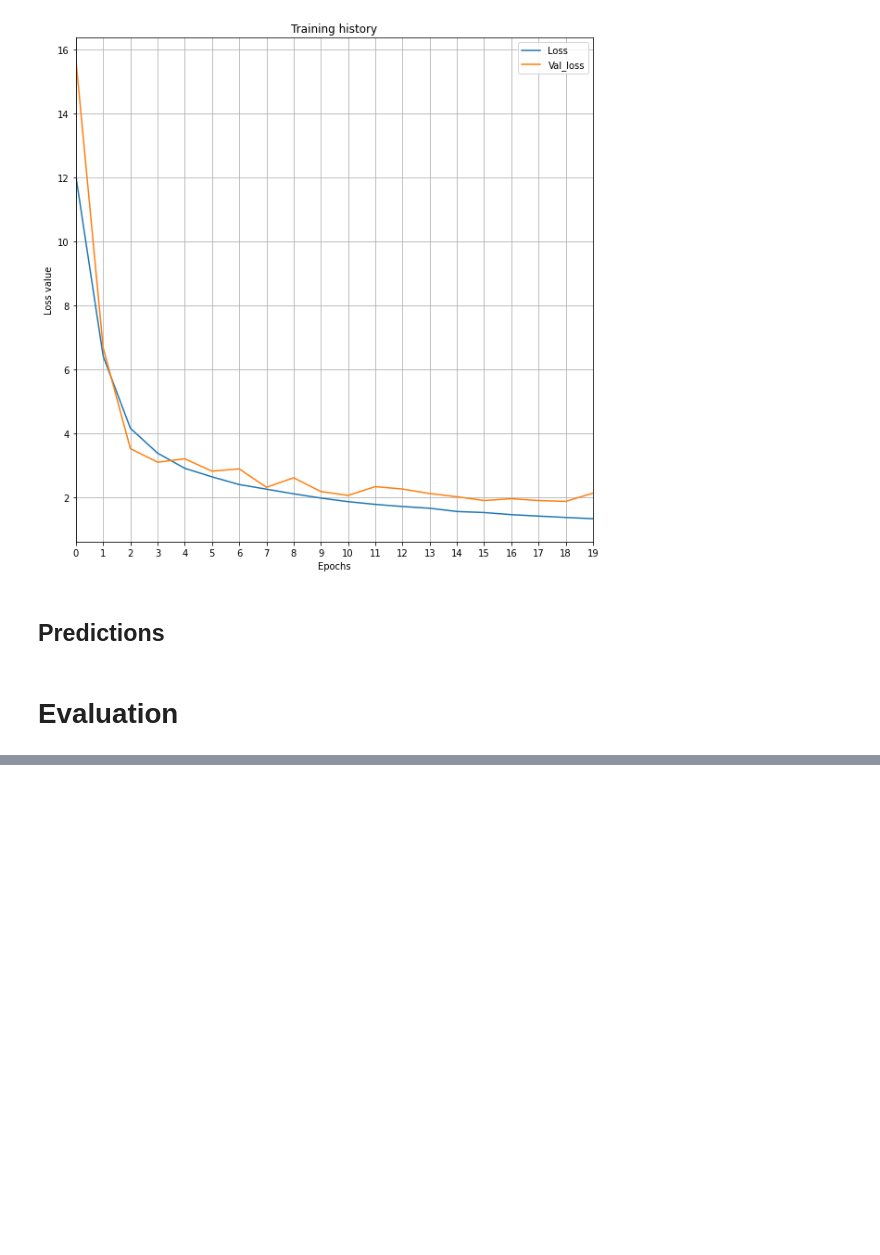
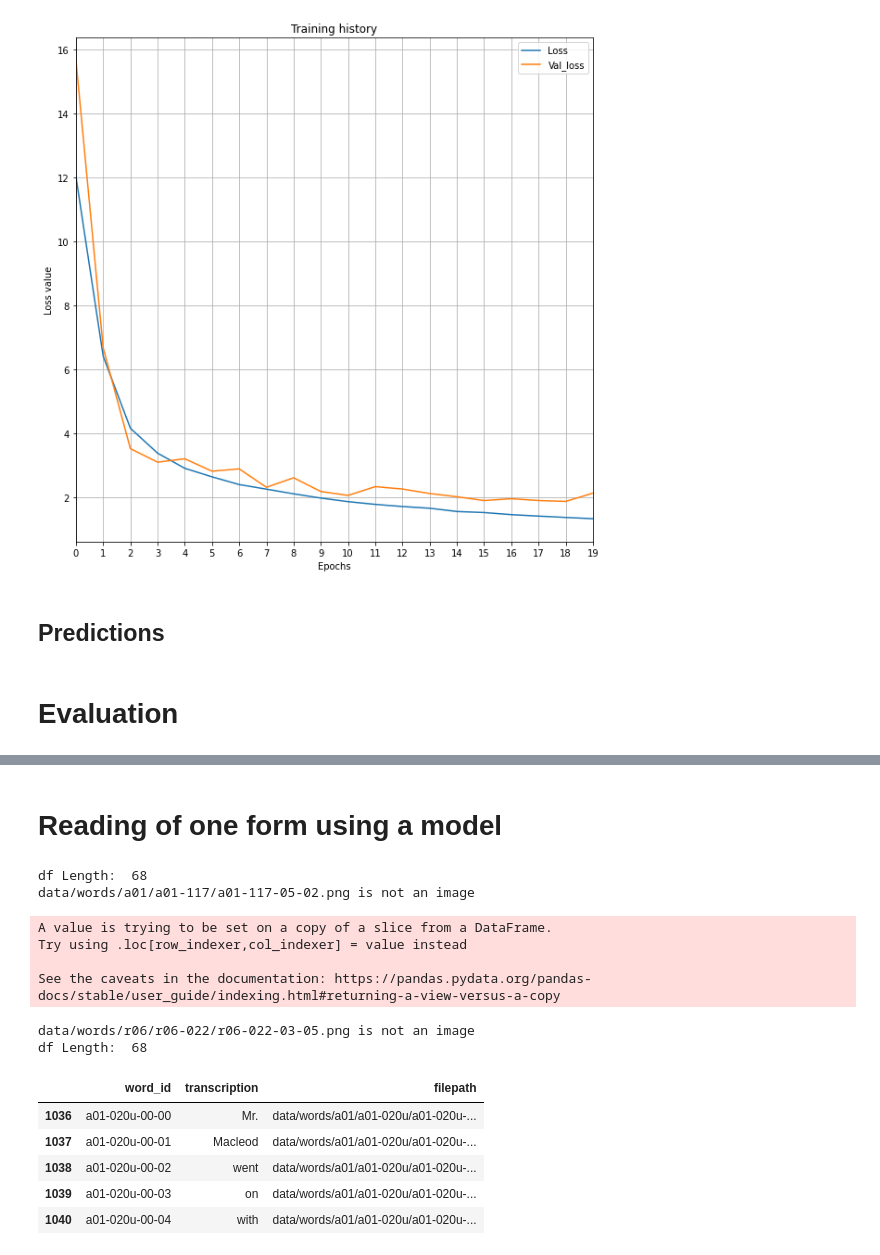
Before and after one commit to Zokoban/pyOCRTEN, a Jupyter notebook: ocr_project.ipynb, the cells around one changed output, grey strips where cells are left out. Saved outputs shown, nothing was run; the diff lists cells and outputs as text; code cells hidden in the pictures; blank space fills up the shorter version.

Commit message:
Application of the model to a form

```diff
--- a/ocr_project.ipynb
+++ b/ocr_project.ipynb
@@ -822,0 +832,54 @@ array([['"', 'a'],
+# %% [markdown]
+# Reading of one form using a model
+# %%
+#############
+# Variables #
+#############
+
+form_id ="a01-020u"
+
+#--------------------------------------------------------------------------
+from pathlib import Path
+import imghdr
+
+##################################
+#   Removal of unwanted Column   #
+##################################
+
+list_columns_to_remove=["segmentation_result","gray_level","x","y","pxw","pxh","grammatical_tag","number_components"]
+
+form_df = word_txt[word_txt.segmentation_result == "ok"]\
+          .drop(columns=list_columns_to_remove)
+
+################################
+# Selection of wanted form     #
+################################
+
+form_df = form_df[form_df.word_id.str.contains(form_id)]
+
+#----------------------------------------------------
+
+###############################
+#    Removal of corrupt image #
+###############################
+
+print("df Length: ",len(form_df))
+form_df["filepath"]=form_df.word_id.apply(img_path)
+form_df=removal_of_corrupt_image(form_df)
+print("df Length: ",len(form_df))
+form_df.head()
+# %% [output]
+df Length:  68
+data/words/a01/a01-117/a01-117-05-02.png is not an image
+A value is trying to be set on a copy of a slice from a DataFrame.
+Try using .loc[row_indexer,col_indexer] = value instead
+
+See the caveats in the documentation: https://pandas.pydata.org/pandas-docs/stable/user_guide/indexing.html#returning-a-view-versus-a-copy
+data/words/r06/r06-022/r06-022-03-05.png is not an image
+df Length:  68
+|  | word_id | transcription | filepath |
+| 1036 | a01-020u-00-00 | Mr. | data/words/a01/a01-020u/a01-020u-... |
+| 1037 | a01-020u-00-01 | Macleod | data/words/a01/a01-020u/a01-020u-... |
+| 1038 | a01-020u-00-02 | went | data/words/a01/a01-020u/a01-020u-... |
+| 1039 | a01-020u-00-03 | on | data/words/a01/a01-020u/a01-020u-... |
+| 1040 | a01-020u-00-04 | with | data/words/a01/a01-020u/a01-020u-... |
```
Also changed, not shown: parts of 6 cells of this notebook.
